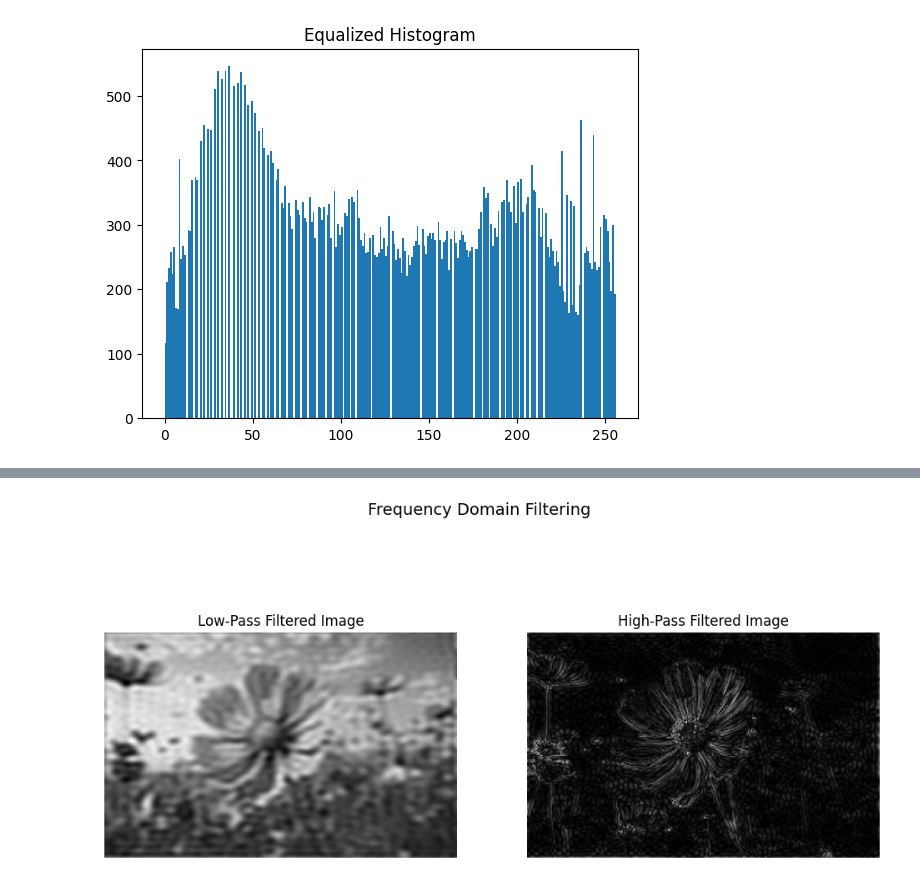
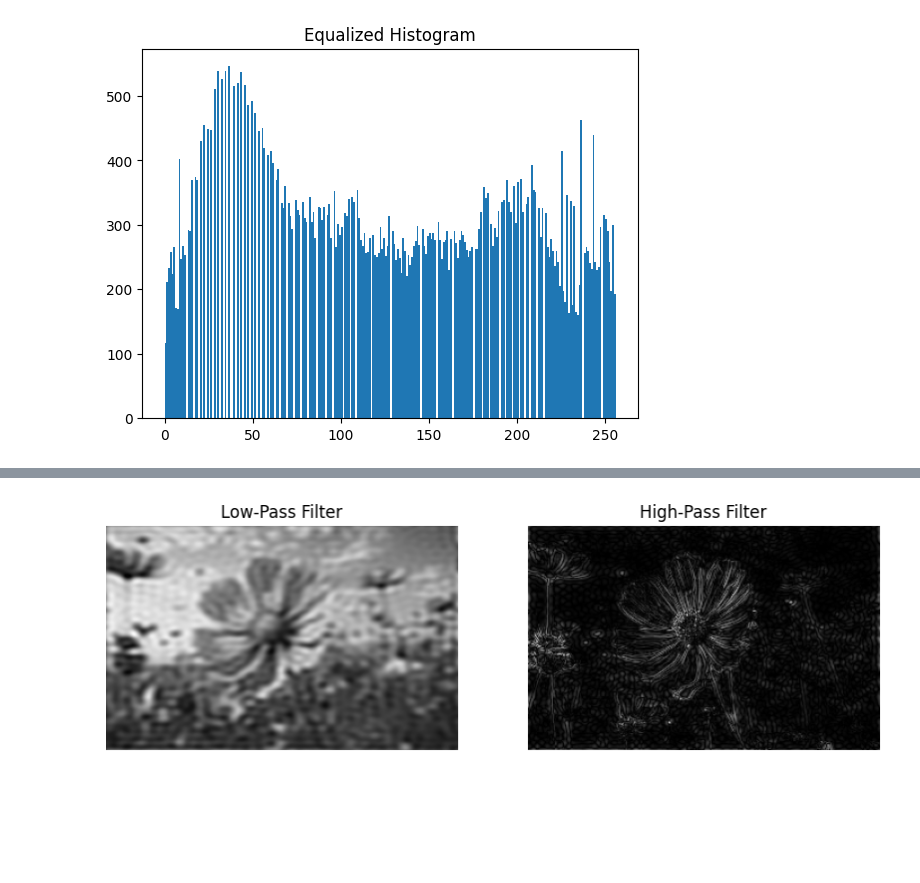
Before and after one commit to catpixie-47/FDIP, a Jupyter notebook: FDIP_2_123B1F047.ipynb, the cells around one changed output, grey strips where cells are left out. Drawn from its saved outputs; the diff is of its cells as text; code cells hidden in the pictures; blank space fills up the shorter version.

```diff
--- a/FDIP_2_123B1F047.ipynb
+++ b/FDIP_2_123B1F047.ipynb
@@ -67,29 +65,30 @@ plt.show()
 # %%
-
-# low pass filter
+#frequency domain filtering
+f = np.fft.fft2(img)
+fshift = np.fft.fftshift(f)
+rows, cols = img.shape
+crow, ccol = rows//2, cols//2
 
 mask = np.zeros((rows, cols), np.uint8)
 r = 30
 cv2.circle(mask, (ccol, crow), r, 1, -1)
+
 f_low = fshift * mask
+f_high = fshift * (1 - mask)
 
-#high pass dilter
-mask2 = 1 - mask
-f_high = fshift * mask2
+img_low = np.abs(np.fft.ifft2(np.fft.ifftshift(f_low)))
+img_high = np.abs(np.fft.ifft2(np.fft.ifftshift(f_high)))
 
-
-plt.figure(figsize=(12,6))
+plt.figure(figsize=(10,5))
 plt.subplot(1,2,1)
 plt.imshow(img_low, cmap='gray')
-plt.title("Low-Pass Filtered Image")
+plt.title("Low-Pass Filter")
 plt.axis("off")
 
 plt.subplot(1,2,2)
 plt.imshow(img_high, cmap='gray')
-plt.title("High-Pass Filtered Image")
+plt.title("High-Pass Filter")
 plt.axis("off")
-
-plt.suptitle("Frequency Domain Filtering", fontsize=14)
 plt.show()
 # %% [output]
-[figure, old version]
+[figure, new version]
```
Also changed, not shown: parts of 3 cells of this notebook.
